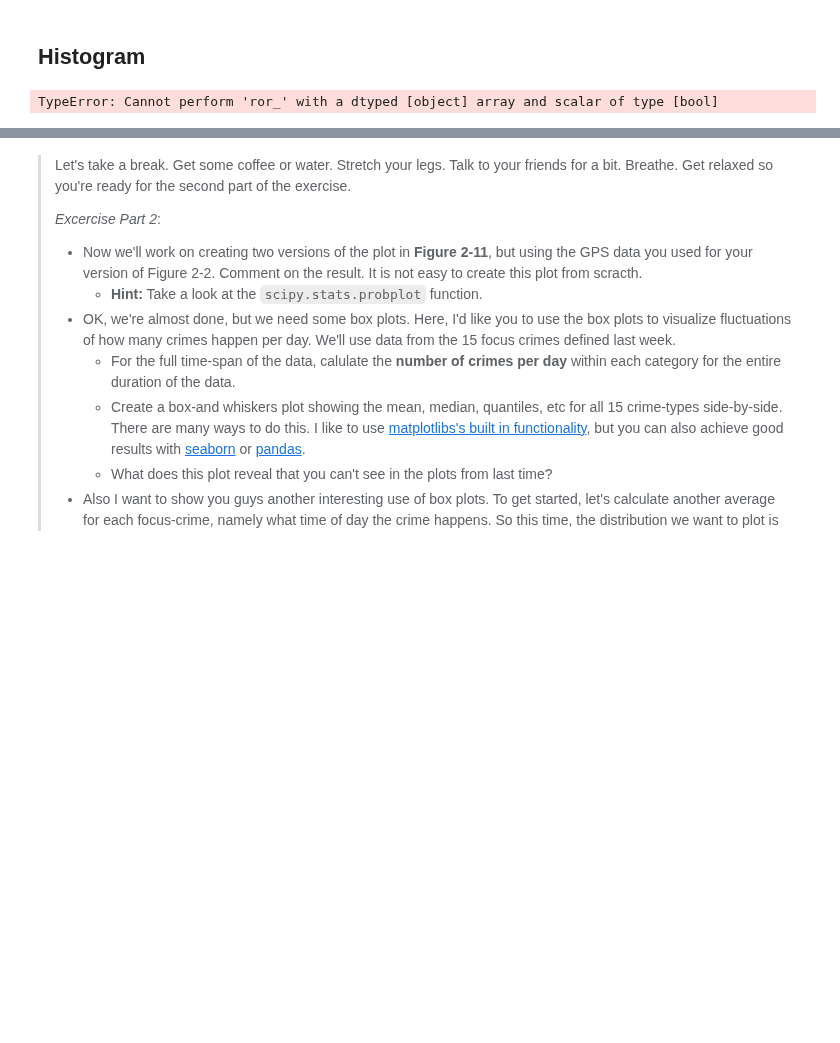
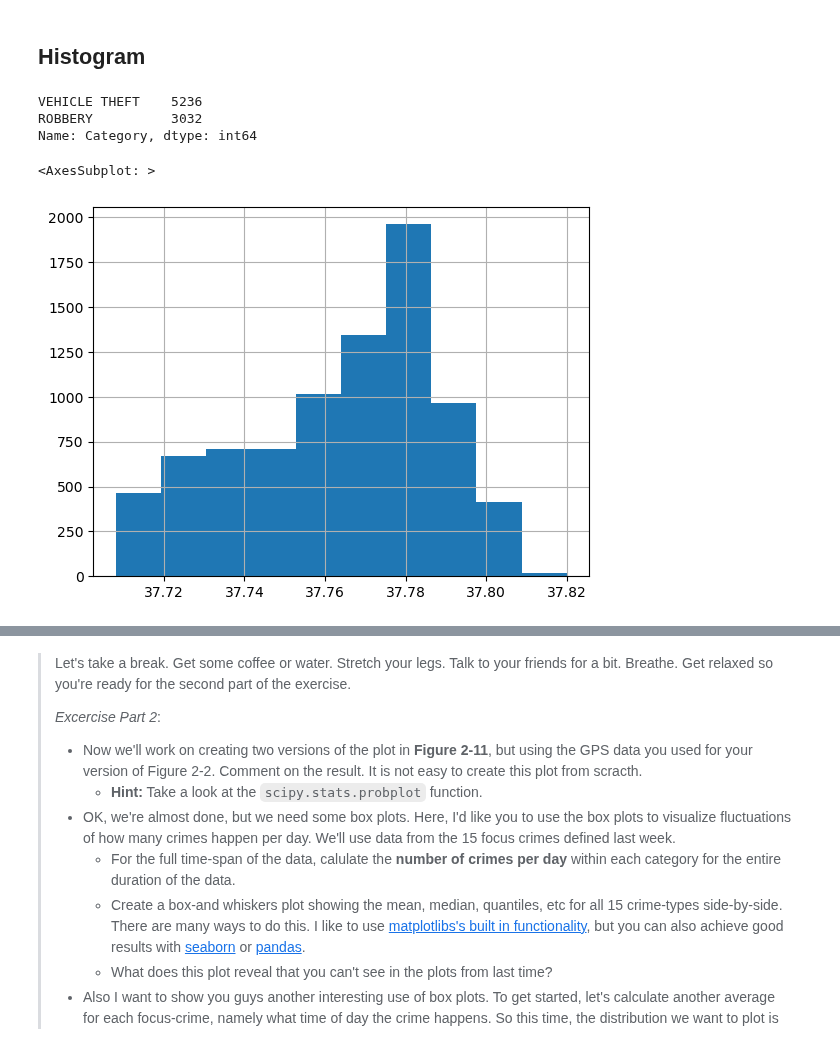
Before and after one commit to jens-create/socialdata2023, a Jupyter notebook: lectures/Week3.ipynb, the cells around one changed output, grey strips where cells are left out. Saved outputs shown, nothing was run; the diff lists cells and outputs as text; code cells hidden in the pictures; blank space fills up the shorter version.

```diff
--- a/lectures/Week3.ipynb
+++ b/lectures/Week3.ipynb
@@ -117,10 +117,20 @@ sns.stripplot(data=df_1['minute'], orient = "h", jitter = True)
 # %% [markdown]
 ## Histogram
 # %%
-c1 = (df["Timestamp"] > "10/30/2017")
-c2 = (df["Category"] == "ASSAULT" | df["Category"] == "ARSON")
+c1 = (df["Timestamp"] > "01/30/2017")
+c2 = (df["Category"].isin(['ROBBERY', 'VEHICLE THEFT']))
 
 
-df_2 = df[c1 & c2]
+df_2 = df[c1 & c2].copy()
+df_2["Category"].value_counts()
 # %% [output]
-TypeError: Cannot perform 'ror_' with a dtyped [object] array and scalar of type [bool]
+VEHICLE THEFT    5236
+ROBBERY          3032
+Name: Category, dtype: int64
+# %%
+df_2["lat"] = df_2["location"].str.extract(r'\d{2,3}\.\d{10,14} (\d{2,3}\.\d{10,14})').astype('float32')
+# %%
+df_2.lat.hist()
+# %% [output]
+<AxesSubplot: >
+[figure, added]
```
Also changed, not shown: parts of 13 cells of this notebook.
